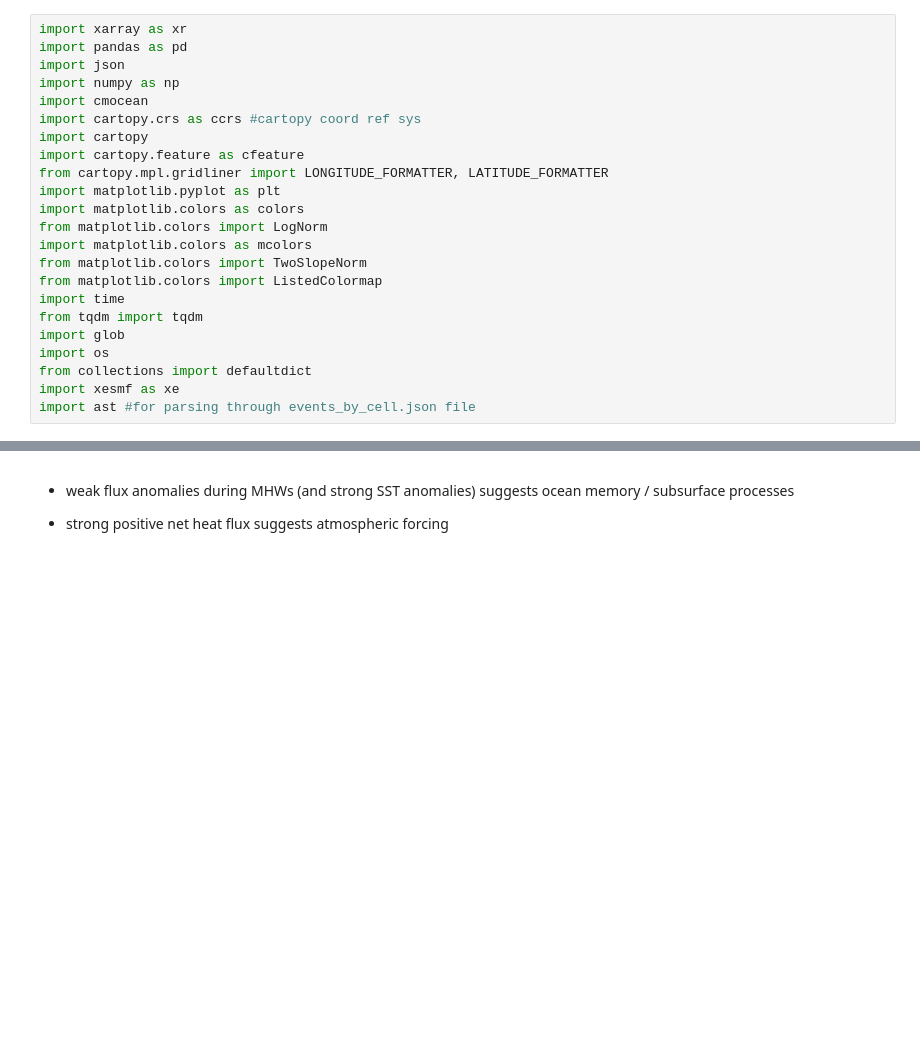
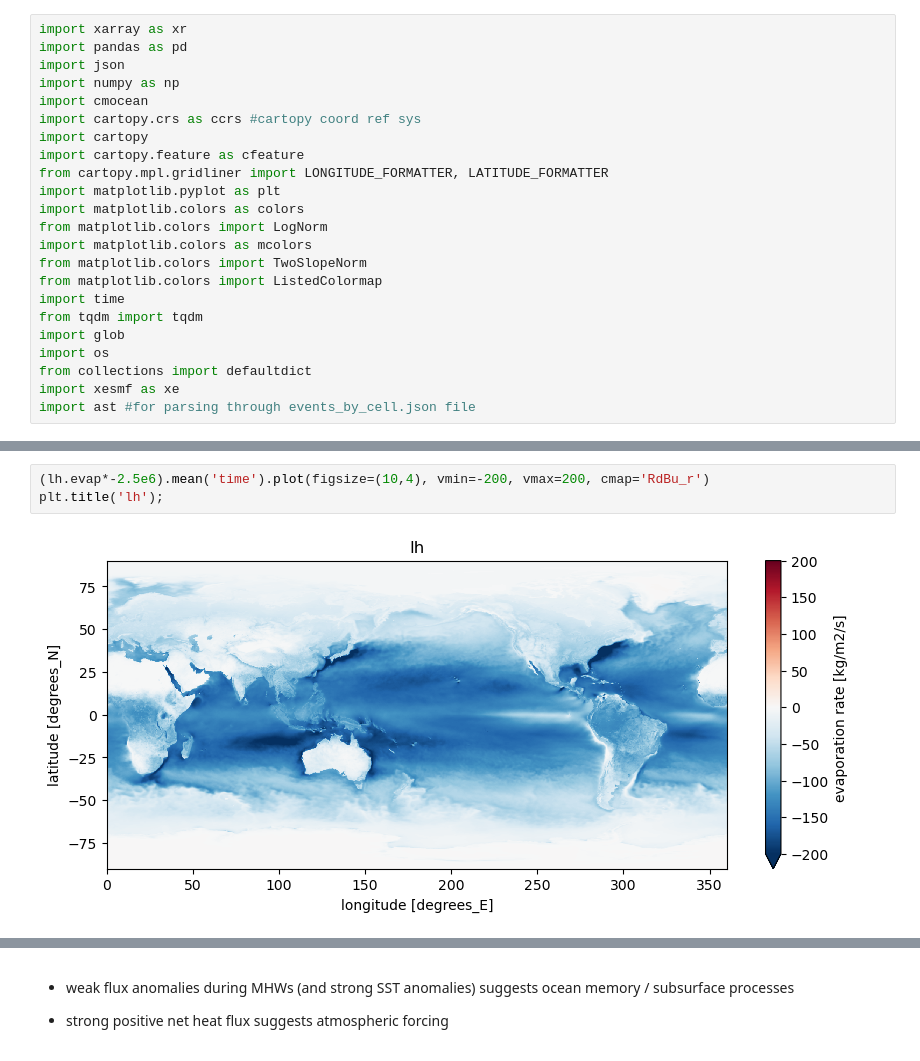
Before and after one commit to shanicetbailey/MHW-gfdl, a Jupyter notebook: 1c2_MHW-SPEAR-HI25-HF-composites.ipynb, the cells around one changed output, grey strips where cells are left out. Drawn from its saved outputs; the diff is of its cells as text; blank space fills up the shorter version.

```diff
--- a/1c2_MHW-SPEAR-HI25-HF-composites.ipynb
+++ b/1c2_MHW-SPEAR-HI25-HF-composites.ipynb
@@ -509,0 +69,5 @@ flux_detrended_anom.where(event_mask)
+# %%
+(lh.evap*-2.5e6).mean('time').plot(figsize=(10,4), vmin=-200, vmax=200, cmap='RdBu_r')
+plt.title('lh');
+# %% [output]
+[figure, added]
```
Also changed, not shown: parts of 92 cells of this notebook.
